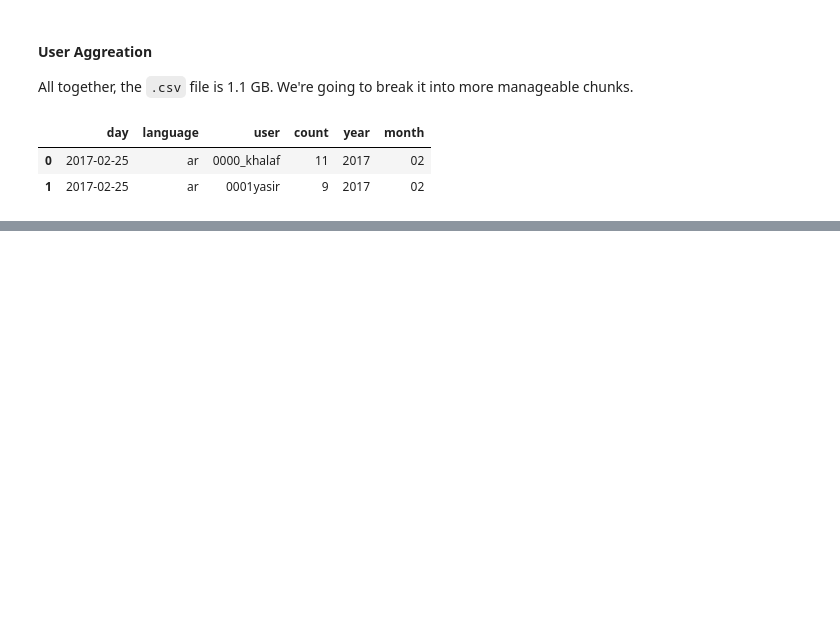
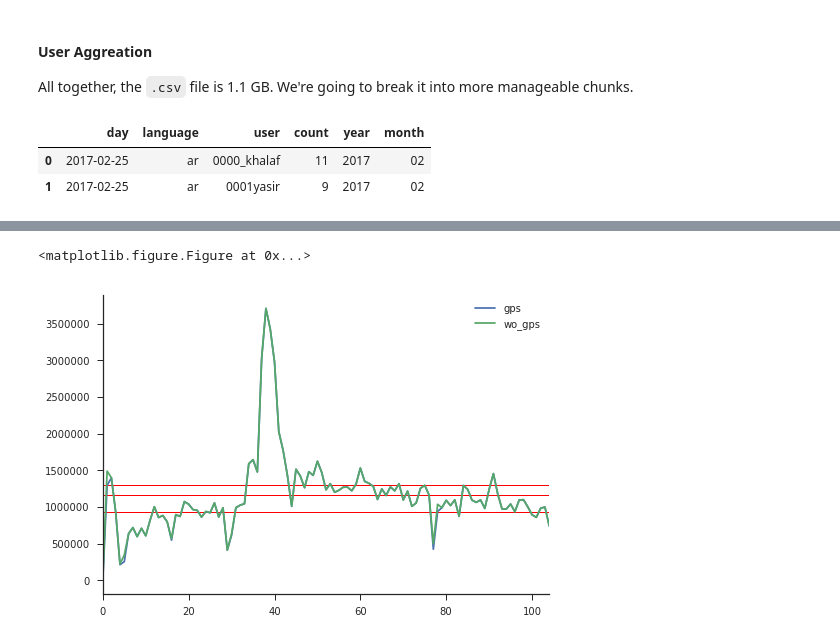
Before and after one commit to ryan-p-larson/gviz, a Jupyter notebook: notebooks/04-explore-agg.ipynb, the cells around one changed output, grey strips where cells are left out. Saved outputs shown, nothing was run; the diff lists cells and outputs as text; code cells hidden in the pictures; blank space fills up the shorter version.

Commit message:
Add a couple of time series plots for the aggregated tweet count and GPS tweet count.

```diff
--- a/notebooks/04-explore-agg.ipynb
+++ b/notebooks/04-explore-agg.ipynb
@@ -3,3 +1,13 @@ import pandas as pd
+# %%
+import pandas as pd
+import numpy as np
+
+from matplotlib import pyplot as plt
+%matplotlib inline
+
+import seaborn as sns
+sns.set_context('notebook')
+sns.set_style('ticks')
 # %%
 all_f = '../data/processed/scrape/4-4/all-agg.csv'
 #all_f = '../data/processed/scrape/4-4/test.tar.bzip2'
@@ -56,0 +72,8 @@ mar[['day', 'language', 'user', 'count']].to_csv(out_f, index=False)
+# %%
+gps_dir = '../data/processed/scrape/4-5/'
+gps_df_lang = pd.read_csv((gps_dir + 'all-gps.csv'),
+                         parse_dates=['day'],
+                         infer_datetime_format=True)
+gps_df_day = pd.read_csv((gps_dir + 'day-gps.csv'),
+                         parse_dates=['day'],
+                         infer_datetime_format=True)
@@ -56,0 +89,19 @@ mar[['day', 'language', 'user', 'count']].to_csv(out_f, index=False)
+# %%
+# set the size
+plt.figure(figsize=(5, 2))
+
+# Plot the data
+gps_df_day[['gps', 'wo_gps']].plot(kind='line', sharey=True)
+
+# Draw the IQR lines
+# 25
+plt.axhline(gps_df_day.gps.quantile(0.25), linewidth=1, color='r', zorder=0)
+# 50
+plt.axhline(gps_df_day.gps.mean(), linewidth=1, color='r', zorder=0)
+# 75
+plt.axhline(gps_df_day.gps.quantile(0.75), linewidth=1, color='r', zorder=0)
+
+sns.despine()
+# %% [output]
+<matplotlib.figure.Figure at 0x...>
+[figure, added]
```
Also changed, not shown: parts of 8 cells of this notebook.
